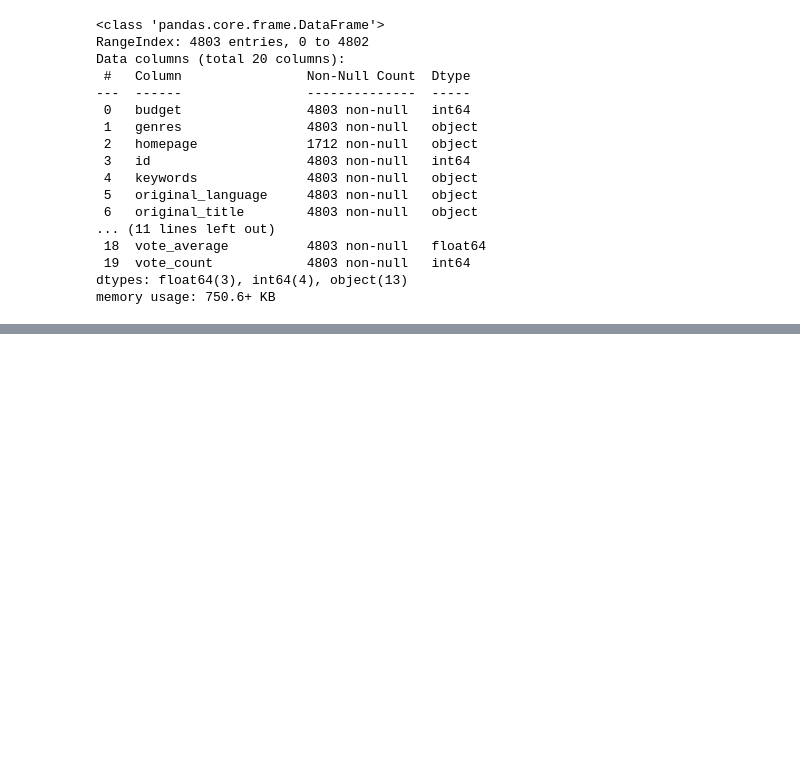
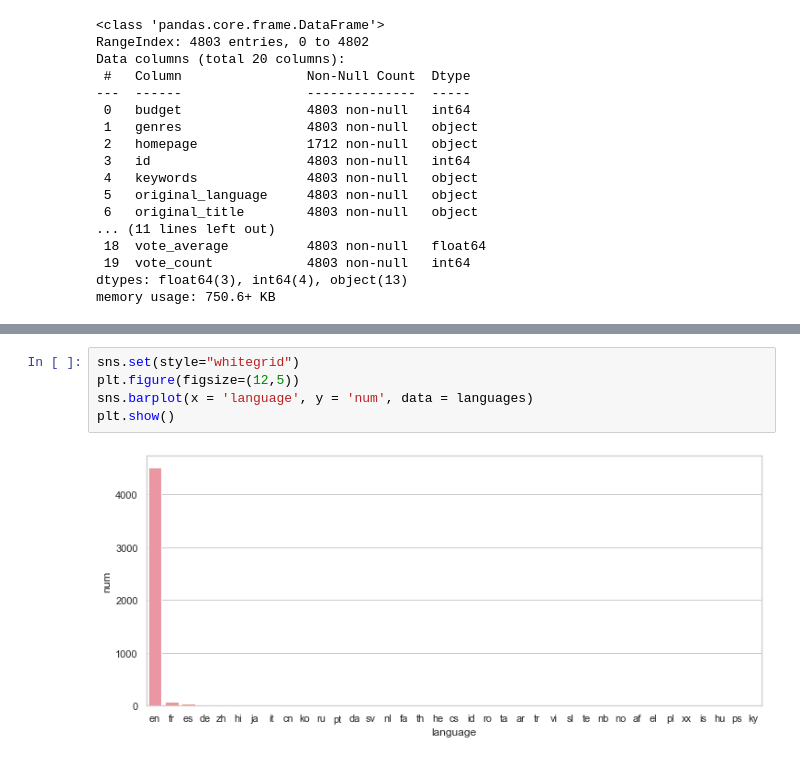
Before and after one commit to jsaurabh/Insight-Data-Science-Interview, a Jupyter notebook: TMDB5000.ipynb, the cells around one changed output, grey strips where cells are left out. Drawn from its saved outputs; the diff is of its cells as text; blank space fills up the shorter version.

```diff
--- a/TMDB5000.ipynb
+++ b/TMDB5000.ipynb
@@ -60,0 +197,7 @@ movies.head()
+# %%
+sns.set(style="whitegrid")
+plt.figure(figsize=(12,5))
+sns.barplot(x = 'language', y = 'num', data = languages)
+plt.show()
+# %% [output]
+[figure, added]
```
Also changed, not shown: parts of 42 cells of this notebook, 1 other file.
